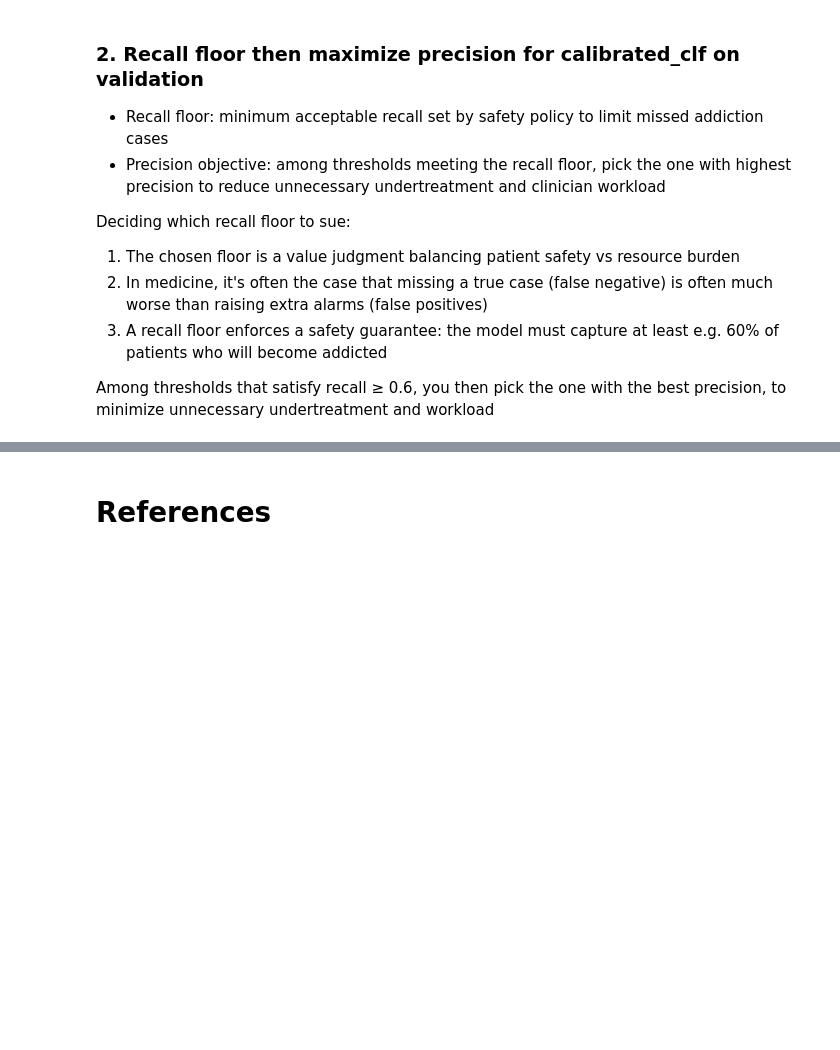
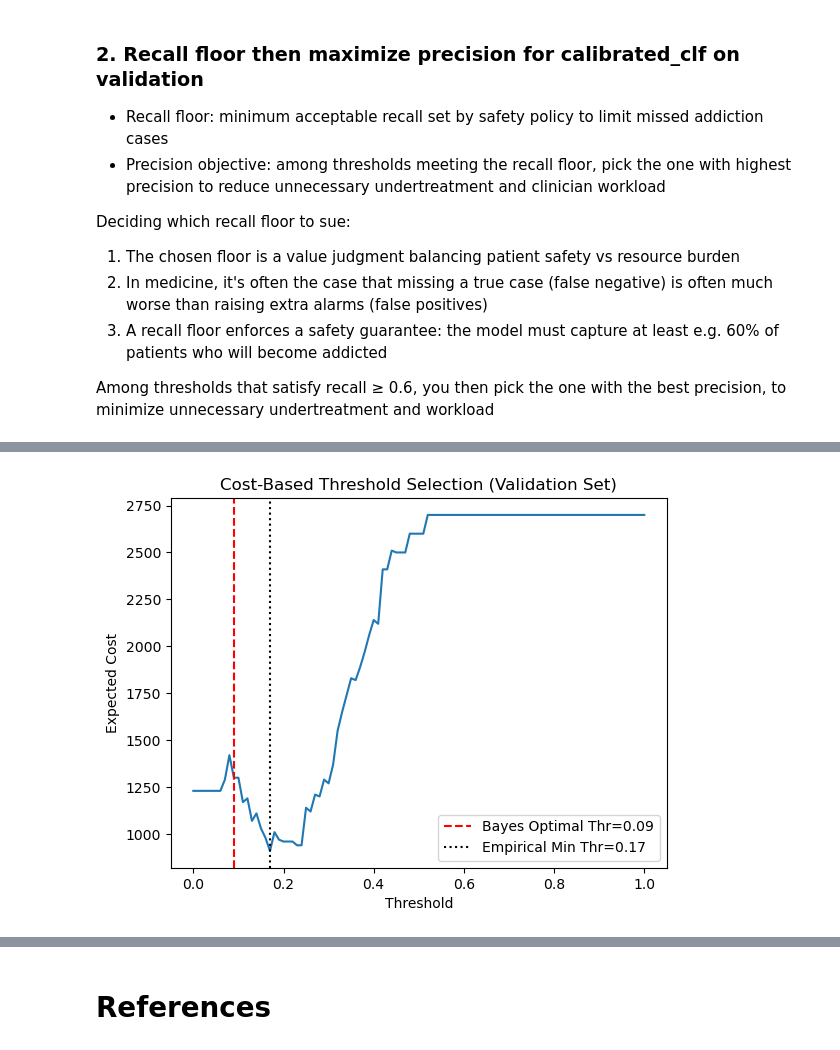
Before and after one commit to apayne185/RAI_opioid_risk_prevention, a Jupyter notebook: ML4HL_OD_RAI_toolbox.ipynb, the cells around one changed output, grey strips where cells are left out. Saved outputs shown, nothing was run; the diff lists cells and outputs as text; code cells hidden in the pictures; blank space fills up the shorter version.

```diff
--- a/ML4HL_OD_RAI_toolbox.ipynb
+++ b/ML4HL_OD_RAI_toolbox.ipynb
@@ -670,26 +805,33 @@ plot_topk_at_threshold(y_val, y_score_val, chosen_threshold=THR, top_k=30)
 # %%
 # Set domain costs
-C_FN = 100.0  # missed addiction case
-C_FP = 10.0   # undertreated pain
+C_FN = 100.0  # Cost of a missed addiction case (False Negative)
+C_FP = 10.0   # Cost of undertreated pain (False Positive)
 
+# Get scores from the calibrated model on the validation set
 y_score_val = positive_scores(calibrated_clf, X_val)
 
+# Find the optimal thresholds based on cost
 res = pick_threshold_cost(y_val, y_score_val, C_FP=C_FP, C_FN=C_FN)
 tbl = res["table"].copy()
 tbl["expected_cost"] = C_FP * tbl["FP"] + C_FN * tbl["FN"]
 
-# Plot expected cost vs threshold with the two candidate thresholds
+# Plot expected cost vs. threshold
 plt.figure()
 plt.plot(tbl["threshold"], tbl["expected_cost"])
 plt.xlabel("Threshold")
-plt.ylabel("Expected cost")
-plt.title("Cost based threshold selection")
+plt.ylabel("Expected Cost")
+plt.title("Cost-Based Threshold Selection (Validation Set)")
+
+# Annotate the two optimal thresholds found
 t_formula = res["threshold_formula"]
 t_emp = res["threshold_empirical"]
-plt.axvline(t_formula, linestyle="--")
-plt.axvline(t_emp, linestyle=":")
+plt.axvline(t_formula, linestyle="--", color="red", label=f"Bayes Optimal Thr={t_formula:.2f}")
+plt.axvline(t_emp, linestyle=":", color="black", label=f"Empirical Min Thr={t_emp:.2f}")
+plt.legend()
 plt.show()
 
-# Compact comparison table
+# Display a summary table comparing the two threshold options
 summary_df = res["summary"] if isinstance(res["summary"], pd.DataFrame) else pd.DataFrame(res["summary"])
 display(summary_df.round(3).set_index("rule"))
+# %% [output]
+[figure, added]
```
Also changed, not shown: parts of 24 cells of this notebook.
